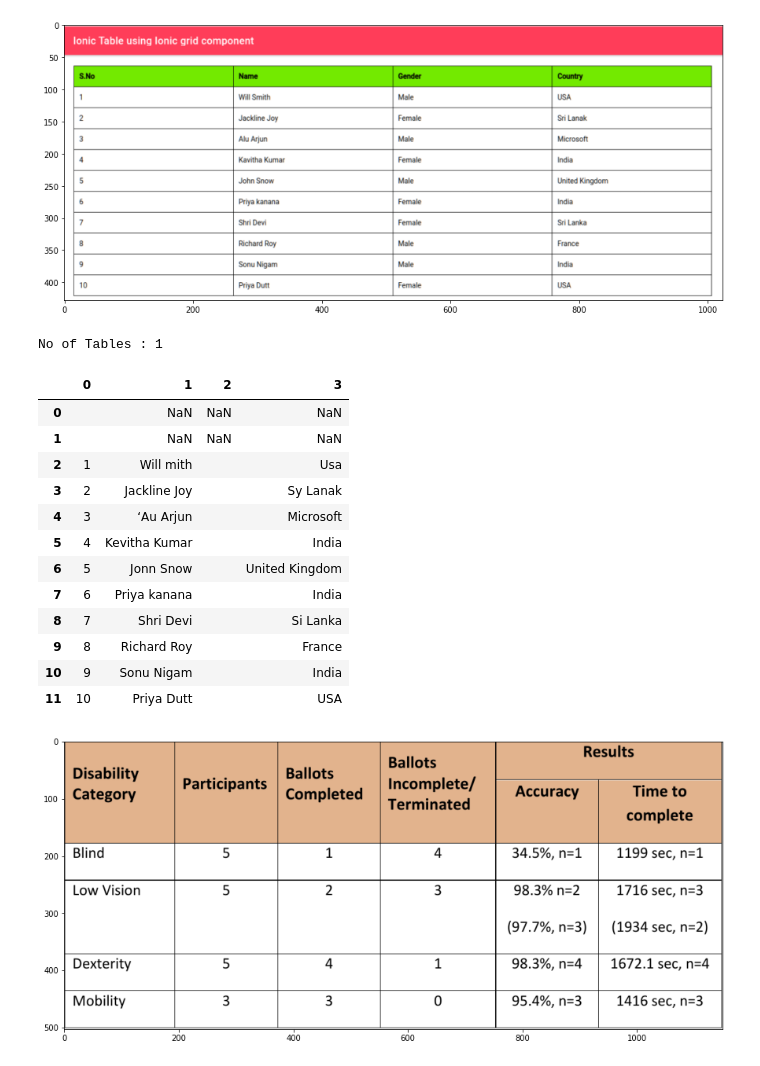
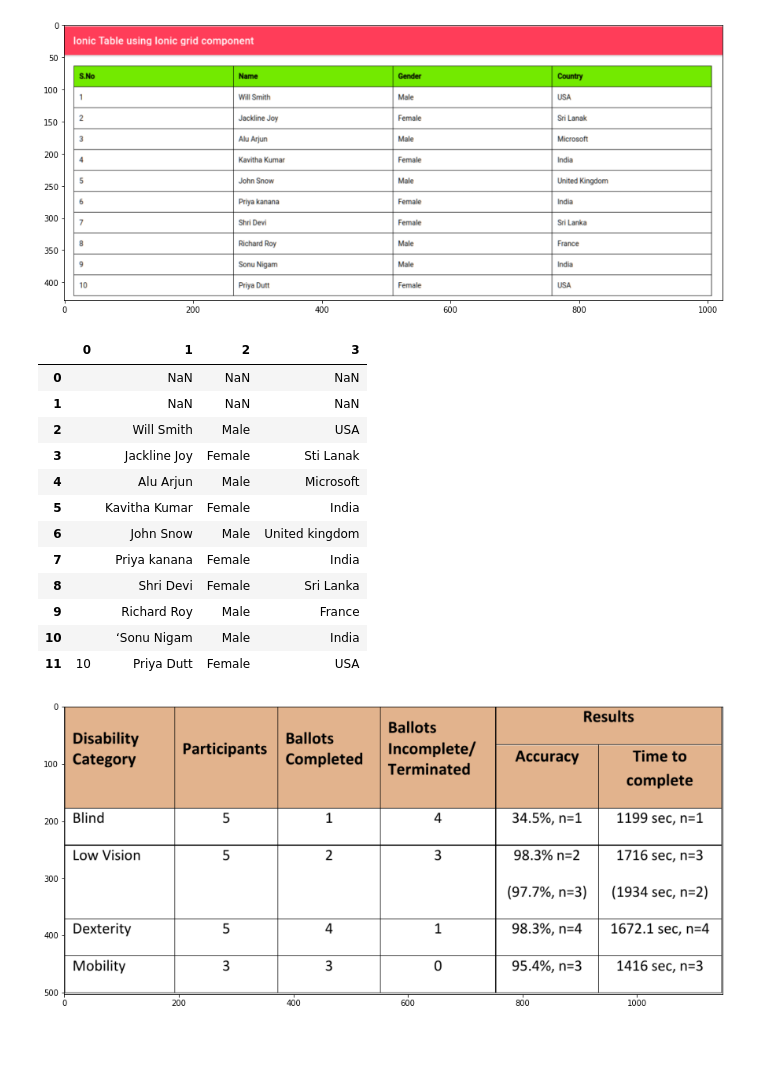
Before and after one commit to sachindevsharma/Table_Data_from_Images, a Jupyter notebook: Demo.ipynb, the cells around one changed output. Saved outputs shown, nothing was run; the diff lists cells and outputs as text; code cells hidden in the pictures.

```diff
--- a/Demo.ipynb
+++ b/Demo.ipynb
@@ -86,23 +104,22 @@ display_image(image)
 # %% [output]
 [figure]
 # %%
-table = ex.extract_table_data('Images/grid_table03.png')
+table_image, table = ex.extract_table_data('Images/grid_table03.png')
 table
 # %% [output]
-No of Tables : 1
 |  | 0 | 1 | 2 | 3 |
 | 0 |  | NaN | NaN | NaN |
 | 1 |  | NaN | NaN | NaN |
-| 2 | 1 | Will mith |  | Usa |
-| 3 | 2 | Jackline Joy |  | Sy Lanak |
-| 4 | 3 | ‘Au Arjun |  | Microsoft |
-| 5 | 4 | Kevitha Kumar |  | India |
-| 6 | 5 | Jonn Snow |  | United Kingdom |
-| 7 | 6 | Priya kanana |  | India |
-| 8 | 7 | Shri Devi |  | Si Lanka |
-| 9 | 8 | Richard Roy |  | France |
-| 10 | 9 | Sonu Nigam |  | India |
-| 11 | 10 | Priya Dutt |  | USA |
+| 2 |  | Will Smith | Male | USA |
+| 3 |  | Jackline Joy | Female | Sti Lanak |
+| 4 |  | Alu Arjun | Male | Microsoft |
+| 5 |  | Kavitha Kumar | Female | India |
+| 6 |  | John Snow | Male | United kingdom |
+| 7 |  | Priya kanana | Female | India |
+| 8 |  | Shri Devi | Female | Sri Lanka |
+| 9 |  | Richard Roy | Male | France |
+| 10 |  | ‘Sonu Nigam | Male | India |
+| 11 | 10 | Priya Dutt | Female | USA |
 # %%
 image = cv2.imread('Images/grid_table04.png')
 display_image(image)
```
Also changed, not shown: parts of 15 cells of this notebook, 4 other files.
